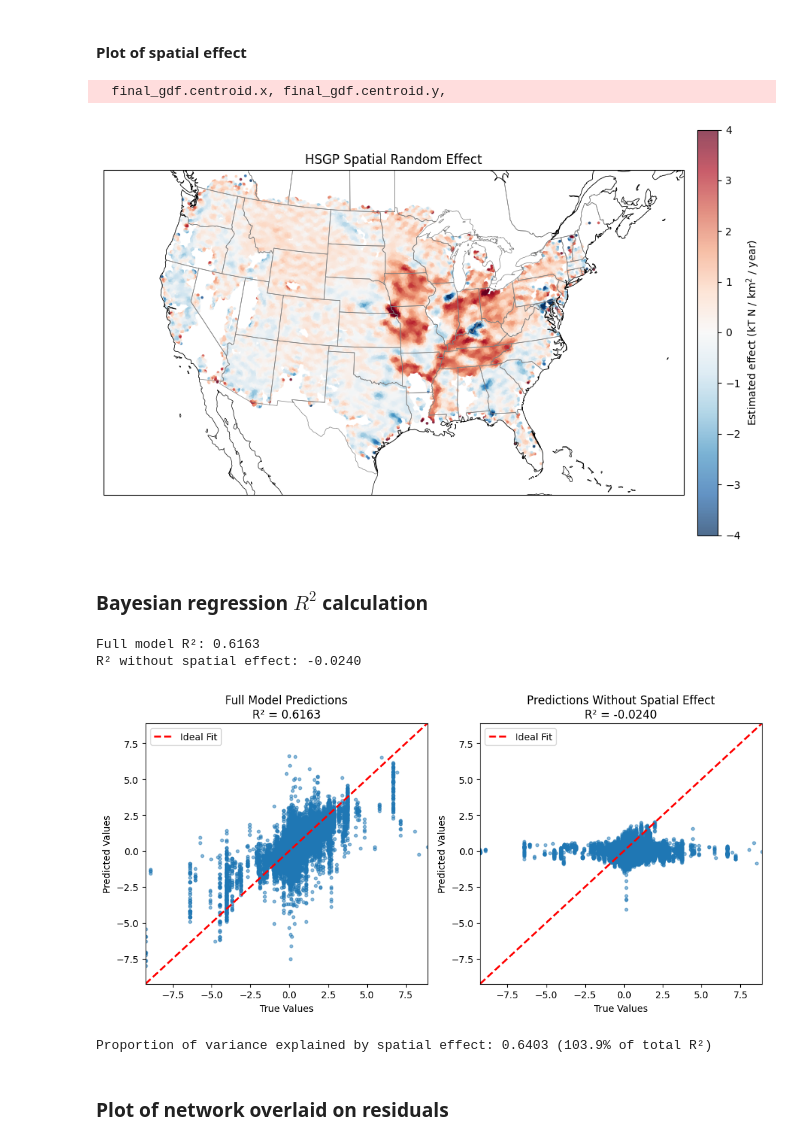
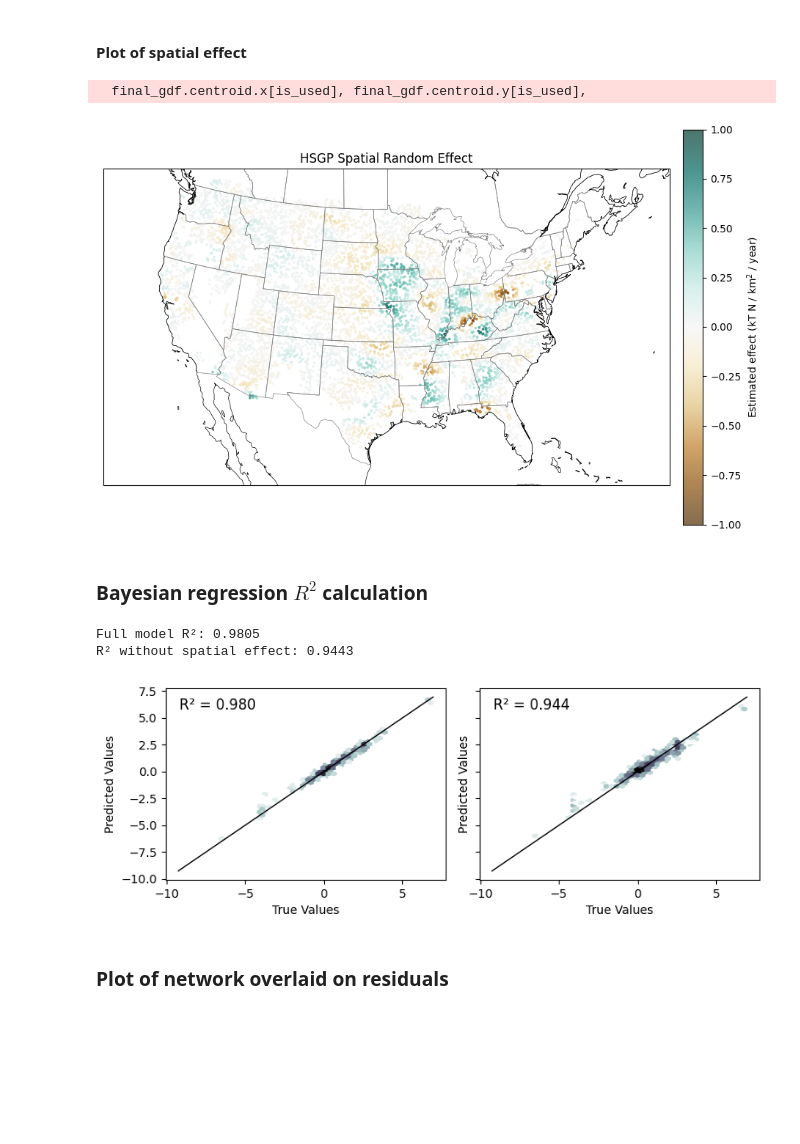
Before and after one commit to ckrapu/motives-wq-modeling, a Jupyter notebook: 2025-02-22-03-analyze-results.ipynb, the cells around one changed output. Drawn from its saved outputs; the diff is of its cells as text; code cells hidden in the pictures; blank space fills up the shorter version.

Commit message:
Model extensions

```diff
--- a/2025-02-22-03-analyze-results.ipynb
+++ b/2025-02-22-03-analyze-results.ipynb
@@ -52,6 +60,6 @@ for file_name in [file_name_inputs, file_name_gpkg]:
 # %%
-final_gdf = gpd.read_file(os.path.join(data_dir, file_name_gpkg))
-loaded_data = np.load(os.path.join(data_dir, file_name_inputs))
+final_gdf = gpd.read_file(DATA_DIR / file_name_gpkg)
+loaded_data = np.load(DATA_DIR /  file_name_inputs)
 W = scipy.sparse.csr_matrix((loaded_data['W_data'], loaded_data['W_indices'], loaded_data['W_indptr']))
 X = loaded_data['X']
 y = loaded_data['y']
@@ -387,0 +73,7 @@ final_gdf['residual'] = y - mu
+# %%
+trace = az.from_netcdf(TRACE_PATH)
+final_gdf = gpd.read_file(DATA_DIR / "modeling_inputs"/ 'final_gdf.gpkg')
+
+is_used = final_gdf.huc12.isin(trace.posterior['obs_id'].values)
+final_gdf_subset = final_gdf.loc[is_used]
+print(f"Trace loaded from disk; {is_used.mean():.2%} of the data used in the model")
@@ -537,20 +211,20 @@ ax.add_feature(cfeature.STATES, edgecolor='gray', linewidth=0.5)
 ax.add_feature(cfeature.COASTLINE, linewidth=0.5)
 
 # Create colormap for spatial effects
-norm = Normalize(vmin=-4, vmax=4)
+norm = Normalize(vmin=-1, vmax=1)
 
 # Get spatial effects values from the trace
 spatial_effects = trace.posterior['f'].mean(dim=['chain', 'draw']).values
 
 # Create a copy of the GeoDataFrame with the spatial effect values
-plot_gdf = final_gdf.copy()
+plot_gdf = final_gdf[is_used].copy()
 plot_gdf['spatial_effect'] = spatial_effects
 
 # Create scatter plot with centroids
 scatter = ax.scatter(
-    final_gdf.centroid.x, final_gdf.centroid.y,
+    final_gdf.centroid.x[is_used], final_gdf.centroid.y[is_used],
     c=spatial_effects,
-    cmap="RdBu_r",
+    cmap="BrBG",
     norm=norm,
     s=3,  # Size of points
     alpha=0.7,
@@ -566,67 +240,67 @@ plt.title("HSGP Spatial Random Effect")
 ax.set_extent([-125, -66, 24, 50], crs=ccrs.PlateCarree())  # Continental US extent
 
 # Save the figure
-plt.savefig(VISUALS_DIR / 'spatial_effect_map.png', dpi=300, bbox_inches='tight')
+if SAVE_FIGURES:
+    plt.savefig(VISUALS_DIR / 'spatial_effect_map.png', dpi=300, bbox_inches='tight')
 # %% [output]
-  final_gdf.centroid.x, final_gdf.centroid.y,
+  final_gdf.centroid.x[is_used], final_gdf.centroid.y[is_used],
-[figure, old version]
+[figure, new version]
 # %% [markdown]
 ### Bayesian regression $R^2$ calculation
 # %%
-
-
 ylims = (y.min(), y.max())
 xlims = (y.min(), y.max())
 
-# Calculate R² for the full model
-y_pred = mu + f
-r_squared = 1 - np.var(y - y_pred) / np.var(y)
-print(f"Full model R²: {r_squared:.4f}")
+y_used = y[is_used]
 
 # Calculate predictions without spatial effect
 # Extract the spatial effect from the trace
 spatial_effect = trace.posterior.f.mean(dim=['chain', 'draw']).values
+mu_estimate = trace.posterior.mu.mean(dim=['chain', 'draw']).values
+
+final_gdf_subset = final_gdf_subset.assign(residual=y_used - mu_estimate)
+
+# Calculate R² for the full model
+y_pred = mu_estimate
+r_squared = 1 - np.var(y_used - y_pred) / np.var(y)
+print(f"Full model R²: {r_squared:.4f}")
 
 # Subtract spatial effect from full predictions to get predictions without spatial component
-y_pred_no_spatial = mu
-r_squared_no_spatial = 1 - np.var(y - y_pred_no_spatial) / np.var(y)
+y_pred_no_spatial = mu_estimate - spatial_effect
+r_squared_no_spatial = 1 - np.var(y_used - y_pred_no_spatial) / np.var(y_used)
 print(f"R² without spatial effect: {r_squared_no_spatial:.4f}")
 
 # Create figure with two subplots
-fig, axes = plt.subplots(1, 2, figsize=(10, 5))
+fig, axes = plt.subplots(1, 2, figsize=(8, 3), sharey=True)
 
 # Plot full model predictions
-axes[0].scatter(y, y_pred, alpha=0.5, s=10)
-axes[0].plot([y.min(), y.max()], [y.min(), y.max()], 'r--', lw=2, label='Ideal Fit')
+axes[0].hexbin(y_used, y_pred, cmap="bone_r", bins='log', gridsize=50)
+axes[0].plot([y_used.min(), y_used.max()], [y_used.min(), y_used.max()], 'k', lw=1, label='Ideal Fit')
 axes[0].set_xlabel('True Values')
 axes[0].set_ylabel('Predicted Values')
-axes[0].set_title(f'Full Model Predictions\nR² = {r_squared:.4f}')
-axes[0].legend()
-axes[0].set_xlim(xlims)
-axes[0].set_ylim(ylims)
+axes[0].text(x=0.05, y=0.95, s=f"R² = {r_squared:.3f}", transform=axes[0].transAxes,
+             fontsize=12, verticalalignment='top')
 
 # Plot predictions without spatial effect
-axes[1].scatter(y, y_pred_no_spatial, alpha=0.5, s=10)
-axes[1].plot([y.min(), y.max()], [y.min(), y.max()], 'r--', lw=2, label='Ideal Fit')
+axes[1].hexbin(y_used, y_pred_no_spatial, bins='log', cmap="bone_r", gridsize=50)
+axes[1].plot([y_used.min(), y_used.max()], [y_used.min(), y_used.max()], 'k', lw=1, label='Ideal Fit')
 axes[1].set_xlabel('True Values')
 axes[1].set_ylabel('Predicted Values')
-axes[1].set_title(f'Predictions Without Spatial Effect\nR² = {r_squared_no_spatial:.4f}')
-axes[1].legend()
-axes[1].set_xlim(xlims)
-axes[1].set_ylim(ylims)
+axes[1].text(x=0.05, y=0.95,s= f"R² = {r_squared_no_spatial:.3f}", transform=axes[1].transAxes,
+            fontsize=12, verticalalignment='top')
 
 plt.tight_layout()
 plt.savefig(VISUALS_DIR / 'prediction_comparison.png', dpi=300)
 plt.show()
 
 # Calculate the proportion of variance explained by spatial effect
 spatial_contribution = r_squared - r_squared_no_spatial
-print(f"Proportion of variance explained by spatial effect: {spatial_contribution:.4f} ({spatial_contribution/r_squared:.1%} of total R²)")
+if SAVE_FIGURES:
+    print(f"Proportion of variance explained by spatial effect: {spatial_contribution:.4f} ({spatial_contribution/r_squared:.1%} of total R²)")
 # %% [output]
-Full model R²: 0.6163
-R² without spatial effect: -0.0240
+Full model R²: 0.9805
+R² without spatial effect: 0.9443
-[figure, old version]
+[figure, new version]
-Proportion of variance explained by spatial effect: 0.6403 (103.9% of total R²)
 # %% [markdown]
 ### Plot of network overlaid on residuals
 # %%
```
Also changed, not shown: parts of 25 cells of this notebook, 6 other files.
